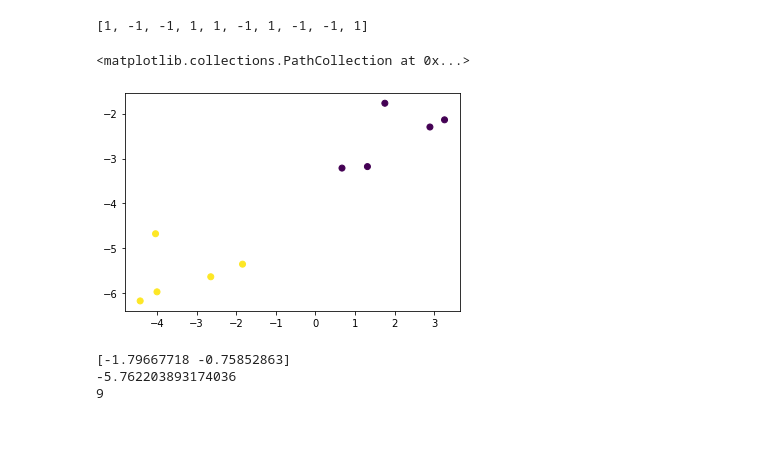
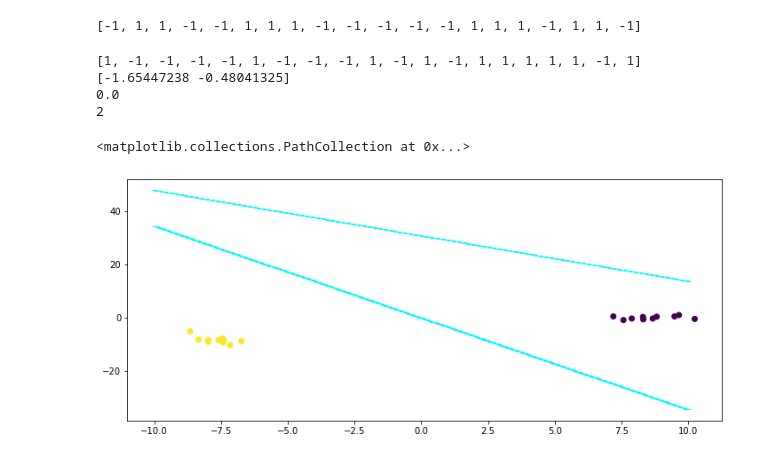
Before and after one commit to kalkofja/DataScienceLeuphana, a Jupyter notebook: Einführung maschinelles Lernen/PS1.ipynb, the cells around one changed output. Drawn from its saved outputs; the diff is of its cells as text; code cells hidden in the pictures; blank space fills up the shorter version.

```diff
--- a/Einführung maschinelles Lernen/PS1.ipynb
+++ b/Einführung maschinelles Lernen/PS1.ipynb
@@ -2,6 +2,13 @@
 import numpy as np
 import matplotlib.pyplot as plt
 %matplotlib inline
+# %%
+from sklearn import datasets
+X, y= datasets.make_blobs(centers=2,n_samples=20)
+y = [val-1 if val == 0 else val for val in y]
+print(y)
+# %% [output]
+[-1, 1, 1, -1, -1, 1, 1, 1, -1, -1, -1, -1, -1, 1, 1, 1, -1, 1, 1, -1]
 # %%
 def perceptron(X,y,Learn):
     w=np.array([0,0])
@@ -12,30 +19,36 @@ def perceptron(X,y,Learn):
     while made_mistake:
         made_mistake = False
         for num,val in enumerate(X):
-            if y[num] * (np.dot(val,w)+b) <= 0:
+             if y[num] * (np.dot(val,w)+b) <= 0:
+                x1 = np.linspace(-10,10,300)
+                x2 = []
                 w = w + (Learn * y[num] * val)
                 b = b + (Learn * y[num] * (R**2))
                 counter += 1
                 made_mistake = True
+                for x in x1:
+                    x2.append((-w[0]*x)/w[1] - b / w[1])
+                plt.scatter(x1,x2,marker = "_",lw=1,color=plt.cm.cool(counter))
     return (w,b,counter)
 # %%
 from sklearn import datasets
-X, y= datasets.make_blobs(centers=2,n_samples=10)
+X, y= datasets.make_blobs(centers=2,n_samples=20)
 y = [val-1 if val == 0 else val for val in y]
 print(y)
+plt.figure(figsize=(12,5))
+w, b, counter = perceptron(X,y,0.1)
+print(w)
+print(b)
+print(counter)
+
 X1 = [X[i][0] for i in range(len(X))]
 X2 = [X[i][1] for i in range(len(X))]
+
 plt.scatter(X1,X2,c=y,)
 # %% [output]
-[1, -1, -1, 1, 1, -1, 1, -1, -1, 1]
+[1, -1, -1, -1, -1, 1, -1, -1, -1, 1, -1, 1, -1, 1, 1, 1, 1, 1, -1, 1]
+[-1.65447238 -0.48041325]
+0.0
+2
 <matplotlib.collections.PathCollection at 0x...>
-[figure, old version]
+[figure, new version]
-# %%
-w, b, counter = perceptron(X,y,0.1)
-print(w)
-print(b)
-print(counter)
-# %% [output]
-[-1.79667718 -0.75852863]
--5.762203893174036
-9
```
